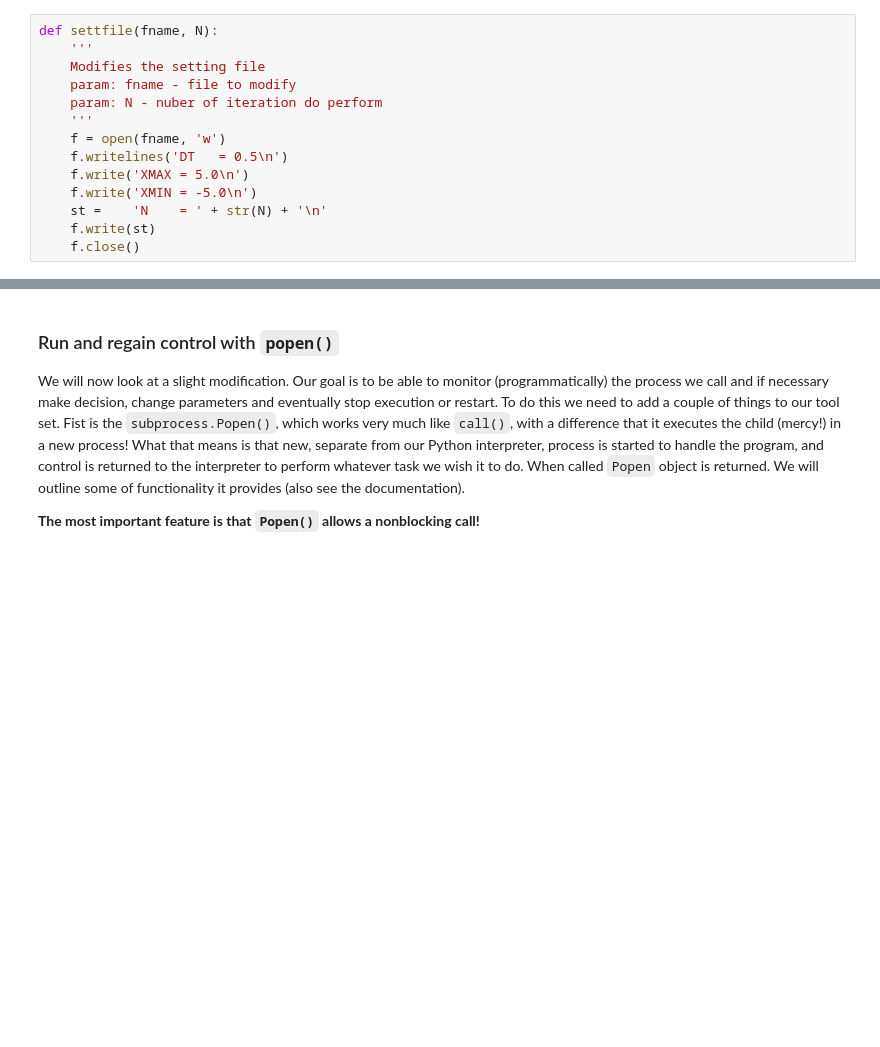
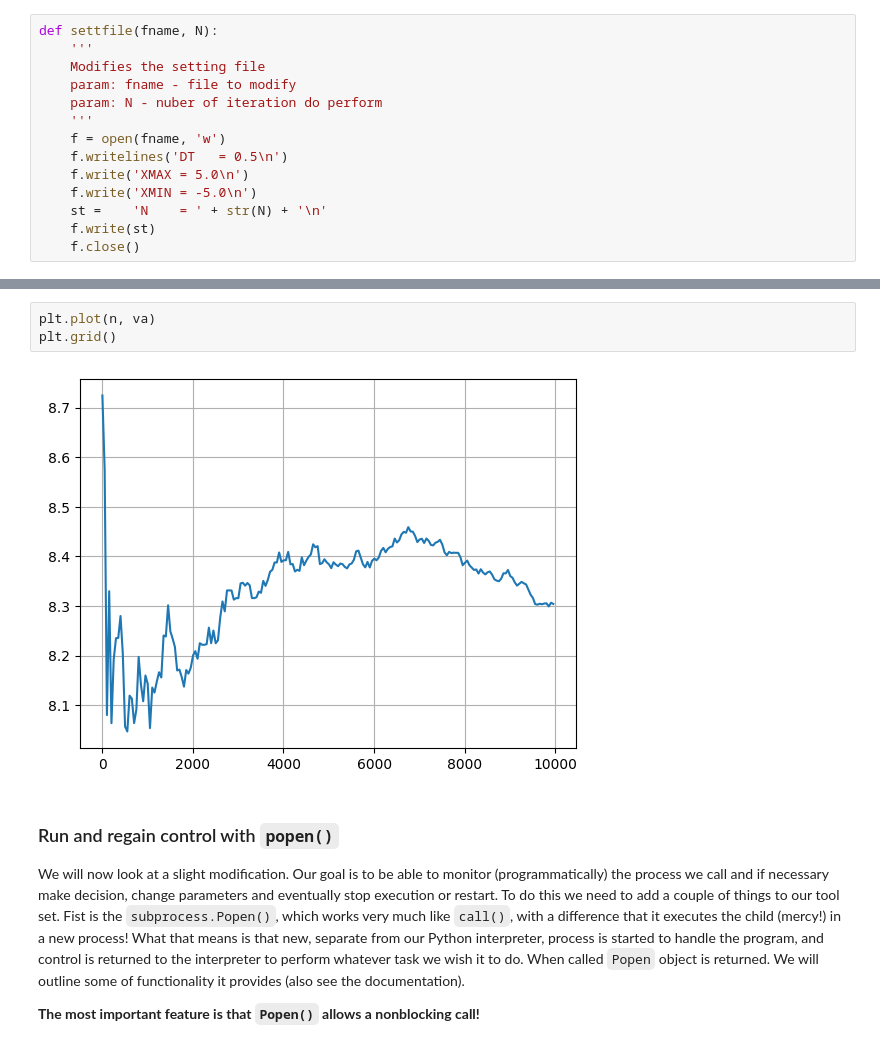
Before and after one commit to sgepner/Automate-Python, a Jupyter notebook: Lectures/Lecture4/Lecture 4.ipynb, the cells around one changed output, grey strips where cells are left out. Drawn from its saved outputs; the diff is of its cells as text; blank space fills up the shorter version.

```diff
--- a/Lectures/Lecture4/Lecture 4.ipynb
+++ b/Lectures/Lecture4/Lecture 4.ipynb
@@ -177,3 +233,8 @@ plt.plot(n, av)
+# %%
+plt.plot(n, va)
+plt.grid()
+# %% [output]
+[figure, added]
 # %% [markdown]
 ### Run and regain control with `popen()`
 We will now look at a slight modification. Our goal is to be able to monitor (programmatically) the process we call and if necessary make decision, change parameters and eventually stop execution or restart. To do this we need to add a couple of things to our tool set. Fist is the `subprocess.Popen()`, which works very much like `call()`, with a difference that it executes the child (mercy!) in a new process! What that means is that new, separate from our Python interpreter, process is started to handle the program, and control is returned to the interpreter to perform whatever task we wish it to do. When called `Popen` object is returned. We will outline some of functionality it provides (also see the documentation).
```
Also changed, not shown: parts of 28 cells of this notebook, 2 other files.
